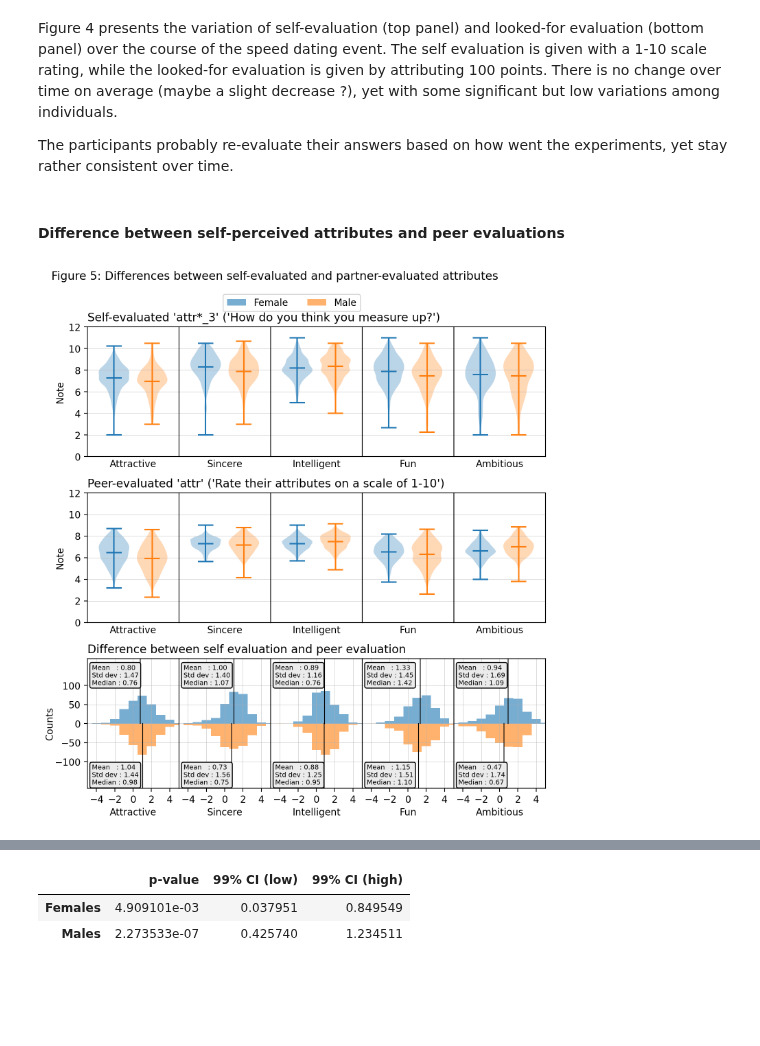
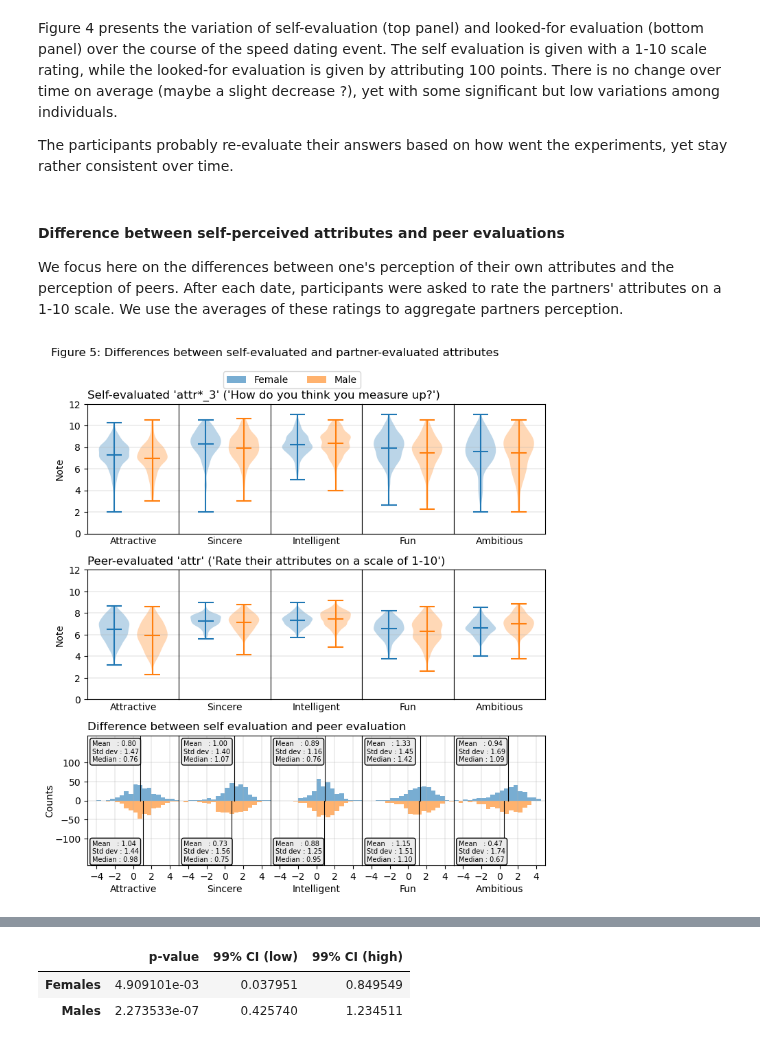
Before and after one commit to netesf13d/jedha-projects, a Jupyter notebook: 02-Speed_Dating/Speed_Dating.ipynb, the cells around one changed output, grey strips where cells are left out. Cells and saved outputs as stored; diff of their text form; code cells hidden in the pictures; blank space fills up the shorter version.

Commit message:
Complete 02-Speed_Dating

```diff
--- a/02-Speed_Dating/Speed_Dating.ipynb
+++ b/02-Speed_Dating/Speed_Dating.ipynb
@@ -212,7 +220,7 @@ for race, df_ in racial_df.groupby('race'):
 
 
 fig2, axs2 = plt.subplots(
-    nrows=2, ncols=1, figsize=(5.5, 5.2), dpi=200,
+    nrows=2, ncols=1, figsize=(5.5, 5.2), dpi=100,
     gridspec_kw={'left': 0.14, 'right': 0.96, 'top': 0.92, 'bottom': 0.06, 'hspace': 0.08})
 fig2.suptitle("Figure 2: Age and income for the different races and genders",
               x=0.02, ha='left')
@@ -280,7 +288,7 @@ interests_df.describe()
 We can see that some participants gave answers outside the prescribed range of 1 - 10. Misspecified answers are a common problem of such surveys. This is one of the difficulties for the analysis this dataset.
 # %%
 fig3, ax3 = plt.subplots(
-    nrows=1, ncols=1, figsize=(8, 4), dpi=200,
+    nrows=1, ncols=1, figsize=(8, 4), dpi=100,
     gridspec_kw={'left': 0.07, 'right': 0.96, 'top': 0.9, 'bottom': 0.14, 'hspace': 0.08})
 fig3.suptitle("Figure 3: Distribution of interests among participants",
               x=0.02, ha='left')
@@ -335,3 +337,12 @@ We will now look at how the participants change their attributes rating over tim
 # %%
 attributes = ['Attractive', 'Sincere', 'Intelligent', 'Fun', 'Ambitious', 'Shared\ninterests']
 attr_kw = ['attr', 'sinc', 'intel', 'fun', 'amb', 'shar']
+# %%
+cols = [[kw + f'{i}_{j}' for i in range(1, 6) for kw in attr_kw[:-1]]
+        for j in range(1, 4)]
+data = {'Before dating': subject_df.loc[:, cols[0]].count().to_numpy(),
+        'After dating': subject_df.loc[:, cols[1]].count().to_numpy(),
+        'Follow-up': subject_df.loc[:, cols[2]].count().to_numpy()}
+df_ = pd.DataFrame.from_dict(data)
+df_.index = [kw + f'{i}' for i in range(1, 6) for kw in attr_kw[:-1]]
+df_
@@ -376,7 +417,7 @@ lf_diff = self_lf[2] - self_lf[0]
 lf_diff = lf_diff[~np.any(np.isnan(lf_diff), axis=1)]
 # %%
 fig4, axs4 = plt.subplots(
-    nrows=2, ncols=5, figsize=(8, 6.4), dpi=200,
+    nrows=2, ncols=5, figsize=(8, 6.4), dpi=100,
     gridspec_kw={'left': 0.08, 'right': 0.97, 'top': 0.89, 'bottom': 0.07,
                  'wspace': 0, 'hspace': 0.34})
 fig4.suptitle("Figure 4: Variation of the self-evaluated attributes over the dating session",
@@ -428,6 +469,8 @@ There is no change over time on average (maybe a slight decrease ?), yet with so
 The participants probably re-evaluate their answers based on how went the experiments, yet stay rather consistent over time.
 # %% [markdown]
 #### Difference between self-perceived attributes and peer evaluations
+
+We focus here on the differences between one's perception of their own attributes and the perception of peers. After each date, participants were asked to rate the partners' attributes on a 1-10 scale. We use the averages of these ratings to aggregate partners perception.
 # %%
 # self-evauated attributes
 sev_iids = self_ev_df.index.to_numpy()[~np.all(np.isnan(self_ev), axis=(0, 2))]
@@ -454,7 +497,7 @@ ev_diff = sev_attrs[sev_idx] - pev_attrs[pev_idx]
 ev_genders = sev_genders[sev_idx]
 # %%
 fig5, axs5 = plt.subplots(
-    nrows=3, ncols=5, figsize=(7.5, 8.2), dpi=200,
+    nrows=3, ncols=5, figsize=(7.5, 8.2), dpi=100,
     gridspec_kw={'left': 0.09, 'right': 0.98, 'top': 0.88, 'bottom': 0.06,
                  'wspace': 0, 'hspace': 0.28})
 fig5.suptitle("Figure 5: Differences between self-evaluated and partner-evaluated attributes",
@@ -499,34 +542,34 @@ axs5[1, 0].set_title("Peer-evaluated 'attr' ('Rate their attributes on a scale o
 for i, ax in enumerate(axs5[2]):
     evd_f = ev_diff[ev_genders==0, i]
     evd_m = ev_diff[ev_genders==1, i]
-    _, _, patch_f = ax.hist(evd_f, bins=np.linspace(-14.5, 14.5, 30),
+    _, _, patch_f = ax.hist(evd_f, bins=np.linspace(-14.5, 14.5, 59),
                             alpha=0.6)
-    _, _, patch_m = ax.hist(evd_m, bins=np.linspace(-14.5, 14.5, 30),
+    _, _, patch_m = ax.hist(evd_m, bins=np.linspace(-14.5, 14.5, 59),
                             weights=np.full_like(evd_m, -1), alpha=0.6)
     ax.plot([np.mean(evd_f)]*2, [0, 170], color='k', linewidth=0.8)
     ax.plot([np.mean(evd_m)]*2, [0, -170], color='k', linewidth=0.8)
     ax.text(0.05, 0.8, textstr(evd_f), transform=ax.transAxes,
             fontsize=7, bbox={'boxstyle': 'round', 'facecolor': '0.92'})
     ax.text(0.05, 0.03, textstr(evd_m), transform=ax.transAxes,
             fontsize=7, bbox={'boxstyle': 'round', 'facecolor': '0.92'})
 
     ax.set_xlim(-5, 5)
     ax.set_ylim(-170, 170)
     ax.grid(visible=True, axis='both', linewidth=0.3)
     ax.tick_params(left=False, labelleft=False)
     ax.set_xticks([-4, -2, 0, 2, 4])
     ax.set_yticks([-100, -50, 0, 50, 100])
     ax.set_xlabel(attributes[i], labelpad=3)
 
 axs5[2, 0].tick_params(left=True, labelleft=True)
 axs5[2, 0].set_ylabel('Counts', labelpad=0)
 axs5[2, 0].set_title("Difference between self evaluation and peer evaluation",
                      x=0, ha='left')
 
 fig5.legend(handles=[patch_f, patch_m], labels=['Female', 'Male'],
             ncols=2, loc=(0.36, 0.915), alignment='center')
 
 plt.show()
 # %% [output]
-[figure, old version]
+[figure, new version]
 # %% [markdown]
```
Also changed, not shown: parts of 46 cells of this notebook, 4 other files.
